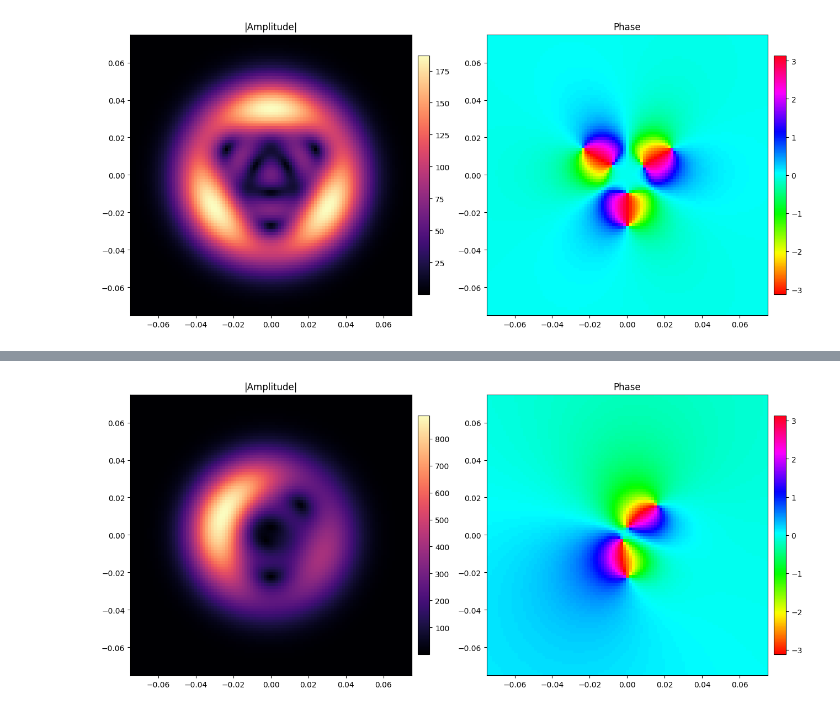
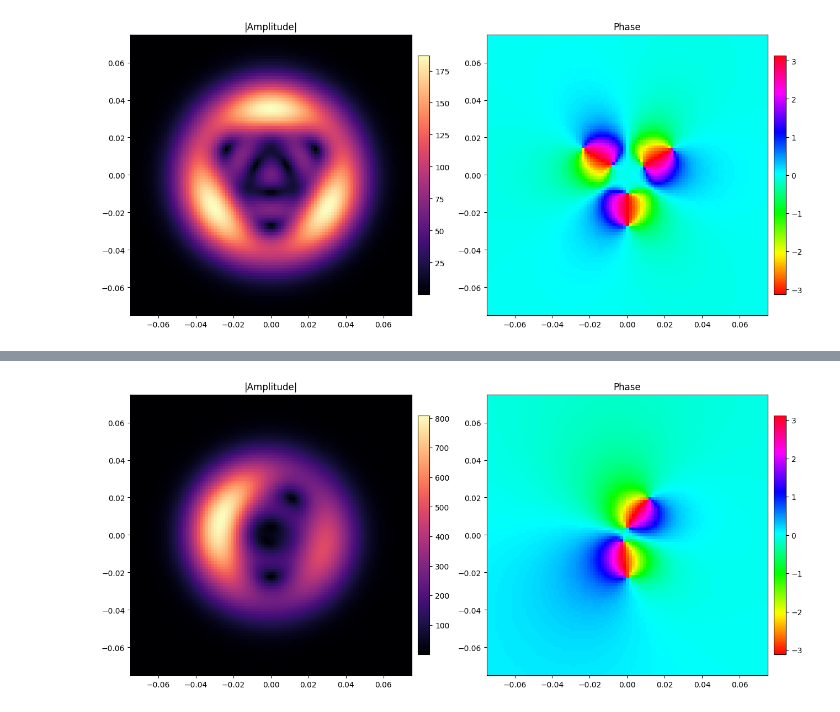
Before and after one commit to xdshiro/Turbulence, a Jupyter notebook: knots_propagation/all_hopfs.ipynb, the cells around one changed output, grey strips where cells are left out. Drawn from its saved outputs; the diff is of its cells as text; code cells hidden in the pictures.

```diff
--- a/knots_propagation/all_hopfs.ipynb
+++ b/knots_propagation/all_hopfs.ipynb
@@ -66,27 +66,28 @@ pl.plotDots(dots_init, dots_init, color='black', show=False, size=10)
 [interactive output not drawn]
 # %%
 # classic Hopf
+alpha = np.pi/6
 w = 1.6
 C00 = 1 - 2 * w ** 2 + 2 * w ** 4
 C01 = 2 * (w ** 2 - 2 * w ** 4)
 C02 = 2 * w ** 4
-C10 = 0
-C11 = 0
-C20 = -4 * np.sqrt(2) * w ** 2
+C10 = 2 * w * (-1 + np.exp(1j*alpha)) * (-1 + 2 * w ** 2)
+C11 = -2 * np.sqrt(2) * w ** 3 * (-1 + np.exp(1j*alpha))
+C20 = -4 * np.sqrt(2) * w ** 2  * np.exp(1j*alpha)
 
 field = (
 		C00 * LG_simple(*mesh_2D, z0=0, l=0, p=0, width=width0, k0=k0) +
 		C01 * LG_simple(*mesh_2D, z0=0, l=0, p=1, width=width0, k0=k0) +
 		C02 * LG_simple(*mesh_2D, z0=0, l=0, p=2, width=width0, k0=k0) +
 		C10 * LG_simple(*mesh_2D, z0=0, l=1, p=0, width=width0, k0=k0) +
 		C11 * LG_simple(*mesh_2D, z0=0, l=1, p=1, width=width0, k0=k0) +
 		C20 * LG_simple(*mesh_2D, z0=0, l=2, p=0, width=width0, k0=k0)
 )
 plot_field_both(field, extend=extend)
 field_3d = beam_expander(field, beam_par, psh_par_0, distance_both=knot_length, steps_one=res_z // 2)
 dots_init_dict, dots_init = sing.get_singularities(np.angle(field_3d), axesAll=False, returnDict=True)
 
 pl.plotDots(dots_init, dots_init, color='black', show=False, size=10)
 # %% [output]
-[figure, old version]
+[figure, new version]
 [interactive output not drawn]
```
Also changed, not shown: 2 other files.
